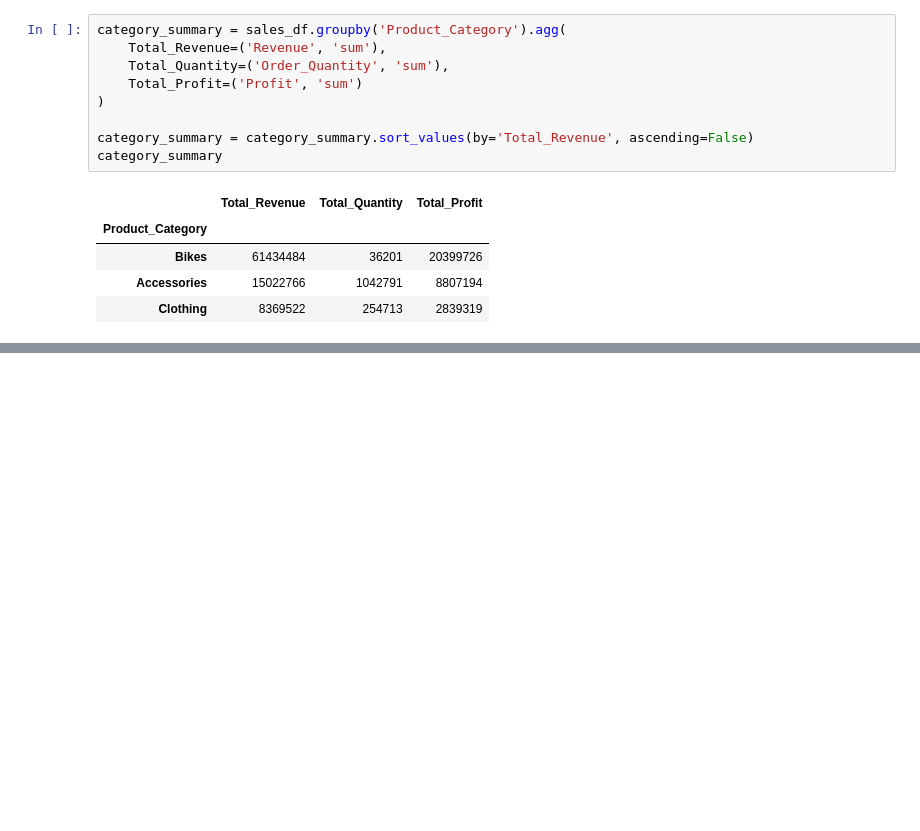
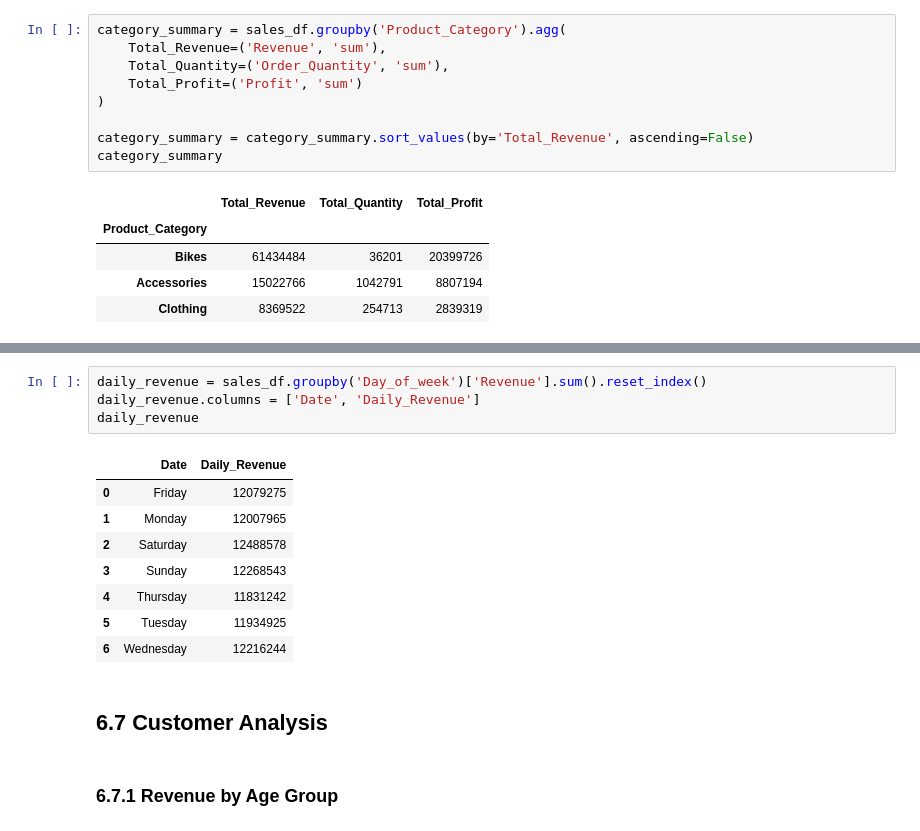
Before and after one commit to vidushanpathir505-bot/academic-data-wrangler, a Jupyter notebook: sales-data-analysis/sales_analysis.ipynb, the cells around one changed output, grey strips where cells are left out. Saved outputs shown, nothing was run; the diff lists cells and outputs as text; blank space fills up the shorter version.

Commit message:
feat: add customer analysis and time base analysis

```diff
--- a/sales-data-analysis/sales_analysis.ipynb
+++ b/sales-data-analysis/sales_analysis.ipynb
@@ -416,0 +470,17 @@ Name: Profit, Length: 130, dtype: int64
+# %%
+daily_revenue = sales_df.groupby('Day_of_week')['Revenue'].sum().reset_index()
+daily_revenue.columns = ['Date', 'Daily_Revenue']
+daily_revenue
+# %% [output]
+|  | Date | Daily_Revenue |
+| 0 | Friday | 12079275 |
+| 1 | Monday | 12007965 |
+| 2 | Saturday | 12488578 |
+| 3 | Sunday | 12268543 |
+| 4 | Thursday | 11831242 |
+| 5 | Tuesday | 11934925 |
+| 6 | Wednesday | 12216244 |
+# %% [markdown]
+## 6.7 Customer Analysis
+# %% [markdown]
+### 6.7.1 Revenue by Age Group
```
Also changed, not shown: parts of 12 cells of this notebook.
